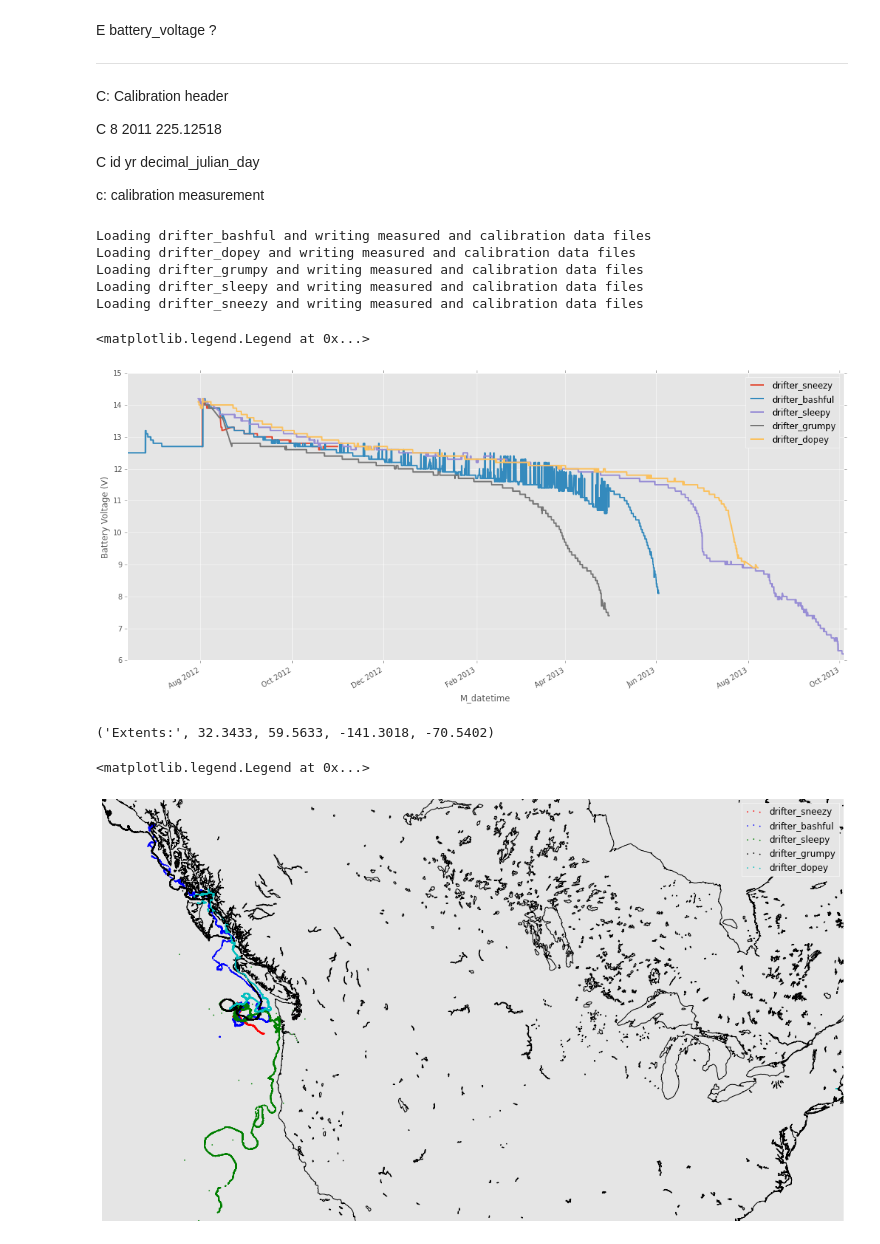
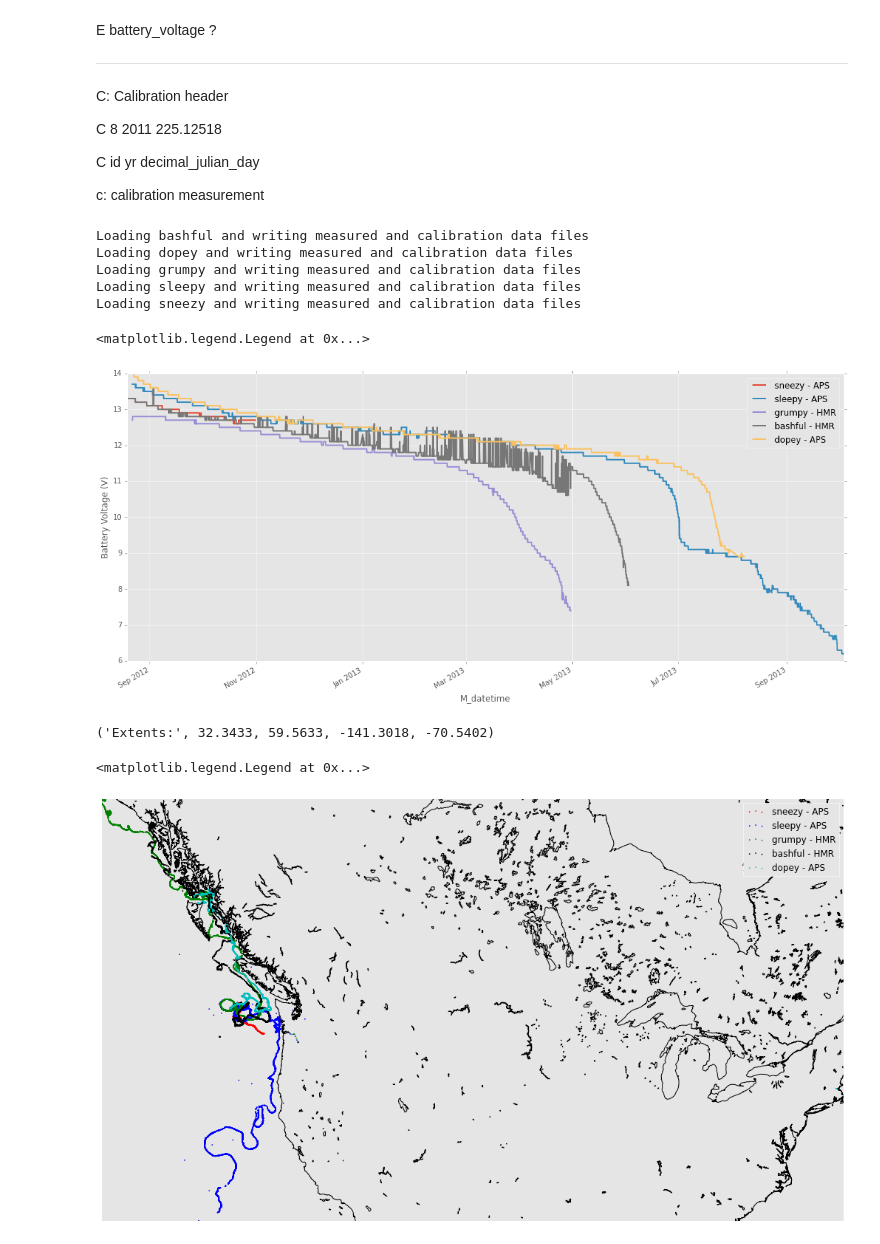
Before and after one commit to johannah/johannah.github.io, a Jupyter notebook: posts/exploring-magnetic-drifter-data/index.ipynb, the cells around one changed output. Drawn from its saved outputs; the diff is of its cells as text; code cells hidden in the pictures.

Commit message:
updated load data

```diff
--- a/posts/exploring-magnetic-drifter-data/index.ipynb
+++ b/posts/exploring-magnetic-drifter-data/index.ipynb
@@ -108,9 +108,12 @@ def load_data(fname):
             Cdf = jdt
         if line_vals[0] == 'c':
             #calibration measurement
+            #Assuming 1Hz sample in calibration data (as described in final report)
+            #so add 1 second to the C reported time for each sample
             cdata.append([Cid, Cdf, Cdf+timedelta(0,int(line_vals[1]))] + line_vals[1:])
         if line_vals[0] == 'E':
             #battery_voltage ?
+            #Question: When is the voltage measured? - no timestamp
             bvalue = line_vals[1]
 
     mddict = {}
@@ -136,37 +139,63 @@ def load_data(fname):
     cddpd['C_sample_datetime'] = pd.to_datetime(cddpd['C_sample_datetime'])
     cddpd.index = cddpd['C_sample_datetime']
     cddpd = cddpd.convert_objects(convert_numeric=True)
-    return mddpd, cddpd
+    return mddpd['2012-08-17':], cddpd['2012-08-17':]
 
 #My raw files are located at data and are names as: drifter_<name>.txt
 drifter_data_dir = '../../drifters/data'
 drifter_files = glob(os.path.join(drifter_data_dir, 'drifter*.txt'))
-drifter_dict = {}
+
+#About the drifters
+#Sneezy (66760: APS) apparently only lasted a month or so, perhaps hit by a ship.
+#Bashful (68740 HMR) ended up near Glacier Bay in Alaska
+#Grumpy (11070 HMR) reached Prince William Sound and was returned by mail to us
+#Dopey (68760 APS) traversed the inside channel of Vancouver Island and the Queen Charlotte’s.
+#Sleepy (19370 APS) followed the coast of California and headed south across the eastern pacific.
+drifter_dict = {
+                'sneezy': {'maggie':{'type':'APS', 'id':66760}},
+                'bashful':{'maggie':{'type':'HMR', 'id':68740}},
+                'grumpy': {'maggie':{'type':'HMR', 'id':11070}},
+                'dopey':  {'maggie':{'type':'APS', 'id':68760}},
+                'sleepy': {'maggie':{'type':'APS', 'id':19370}},
+                }
+
 for df in drifter_files:
     dname = os.path.split(df)[1].replace('.txt', '')
+    dname = dname.replace('drifter_', '')
     print("Loading %s and writing measured and calibration data files" %dname)
     measpd, calpd = load_data(df)
     mdname = df.replace('drifter_', 'measure_')
     measpd.to_csv(mdname, header=True, sep=' ', index=True)
     cdname = df.replace('drifter_', 'cal_')
     calpd.to_csv(cdname, header=True, sep=' ', index=True)
-    drifter_dict[dname] = {'meas':measpd, 'cal':calpd}
+    drifter_dict[dname]['meas'] = measpd
+    drifter_dict[dname]['cal'] = calpd
 # %% [output]
-Loading drifter_bashful and writing measured and calibration data files
-Loading drifter_dopey and writing measured and calibration data files
-Loading drifter_grumpy and writing measured and calibration data files
-Loading drifter_sleepy and writing measured and calibration data files
-Loading drifter_sneezy and writing measured and calibration data files
+Loading bashful and writing measured and calibration data files
+Loading dopey and writing measured and calibration data files
+Loading grumpy and writing measured and calibration data files
+Loading sleepy and writing measured and calibration data files
+Loading sneezy and writing measured and calibration data files
+# %%
+#normalize
+for drifter in drifter_dict.keys():
+    labelval = "%s - %s" %(drifter, drifter_dict[drifter]['maggie']['type'])
+    #only plot data that we know is in the ocean (noisy up front)
+    dd = drifter_dict[drifter]['meas']
+    dd['norm_x'] = (dd['M_xf'] - dd['M_xf'].min())/(dd['M_xf'].max() - dd['M_xf'].min())
+    dd['norm_battery_voltage'] = (dd['battery_voltage'] - dd['battery_voltage'].min())/(dd['battery_voltage'].max() - dd['battery_voltage'].min())
 # %%
 #plot battery voltage to determine when each drifter ran out of battery
 plt.figure(figsize=(18,8))
 plt.ylabel('Battery Voltage (V)')
 for drifter in drifter_dict.keys():
-    drifter_dict[drifter]['meas']['battery_voltage'].plot(label=drifter, linewidth=2.0)
+    labelval = "%s - %s" %(drifter, drifter_dict[drifter]['maggie']['type'])
+    drifter_dict[drifter]['meas']['battery_voltage'].plot(label=labelval, linewidth=2.0)
 plt.legend()
+#You can see that the two HMR sensors, grumpy and bashful, seemed to use the most power
 # %% [output]
 <matplotlib.legend.Legend at 0x...>
-[figure, old version]
+[figure, new version]
 # %%
 #plot the tracks of the drifters
 #first we need to determine the extents of the lat/lon
@@ -203,9 +232,10 @@ for nn, drifter in enumerate(drifter_dict.keys()):
     dpd = drifter_dict[drifter]['meas']
     x, y = m(np.asarray(dpd['M_lon']),
              np.asarray(dpd['M_lat']))
-    m.scatter(x, y, c=colors[nn], edgecolor="None", label=drifter, s=3)
+    labelval = "%s - %s" %(drifter, drifter_dict[drifter]['maggie']['type'])
+    m.scatter(x, y, c=colors[nn], edgecolor="None", label=labelval, s=3)
 m.drawcoastlines()
 plt.legend()
 # %% [output]
 <matplotlib.legend.Legend at 0x...>
-[figure, old version]
+[figure, new version]
```
Also changed, not shown: parts of 4 cells of this notebook, 8 other files.
